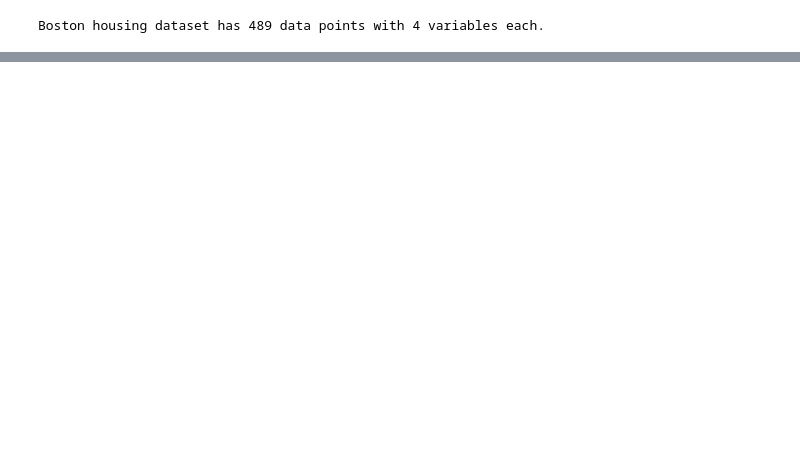
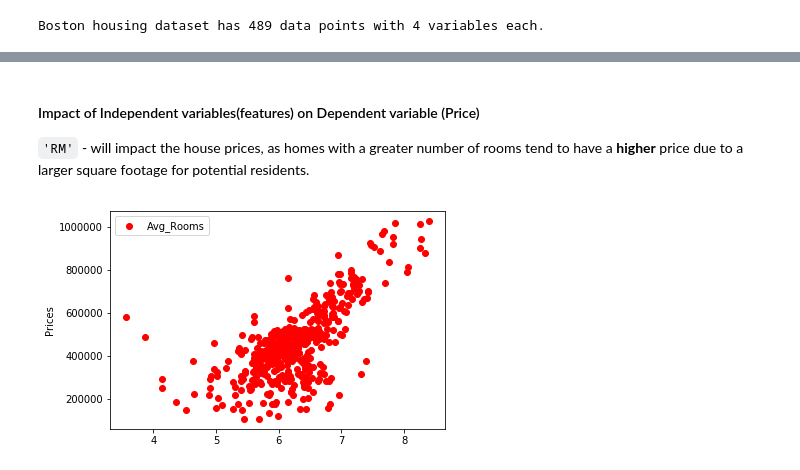
Before and after one commit to dimtirie13/machine_learning, a Jupyter notebook: boston_housing/boston_housing.ipynb, the cells around one changed output, grey strips where cells are left out. Saved outputs shown, nothing was run; the diff lists cells and outputs as text; code cells hidden in the pictures; blank space fills up the shorter version.

```diff
--- a/boston_housing/boston_housing.ipynb
+++ b/boston_housing/boston_housing.ipynb
@@ -39,0 +59,11 @@ data
+# %% [markdown]
+#### Impact of Independent variables(features) on Dependent variable (Price)
+
+`'RM'` - will impact the house prices, as homes with a greater number of rooms tend to have a **higher** price due to a larger square footage for potential residents.
+# %%
+plt.scatter(features.RM,prices,color='red', label='Avg_Rooms')
+plt.ylabel('Prices')
+plt.legend()
+plt.show()
+# %% [output]
+[figure, added]
```
Also changed, not shown: parts of 20 cells of this notebook, 1 other file.
